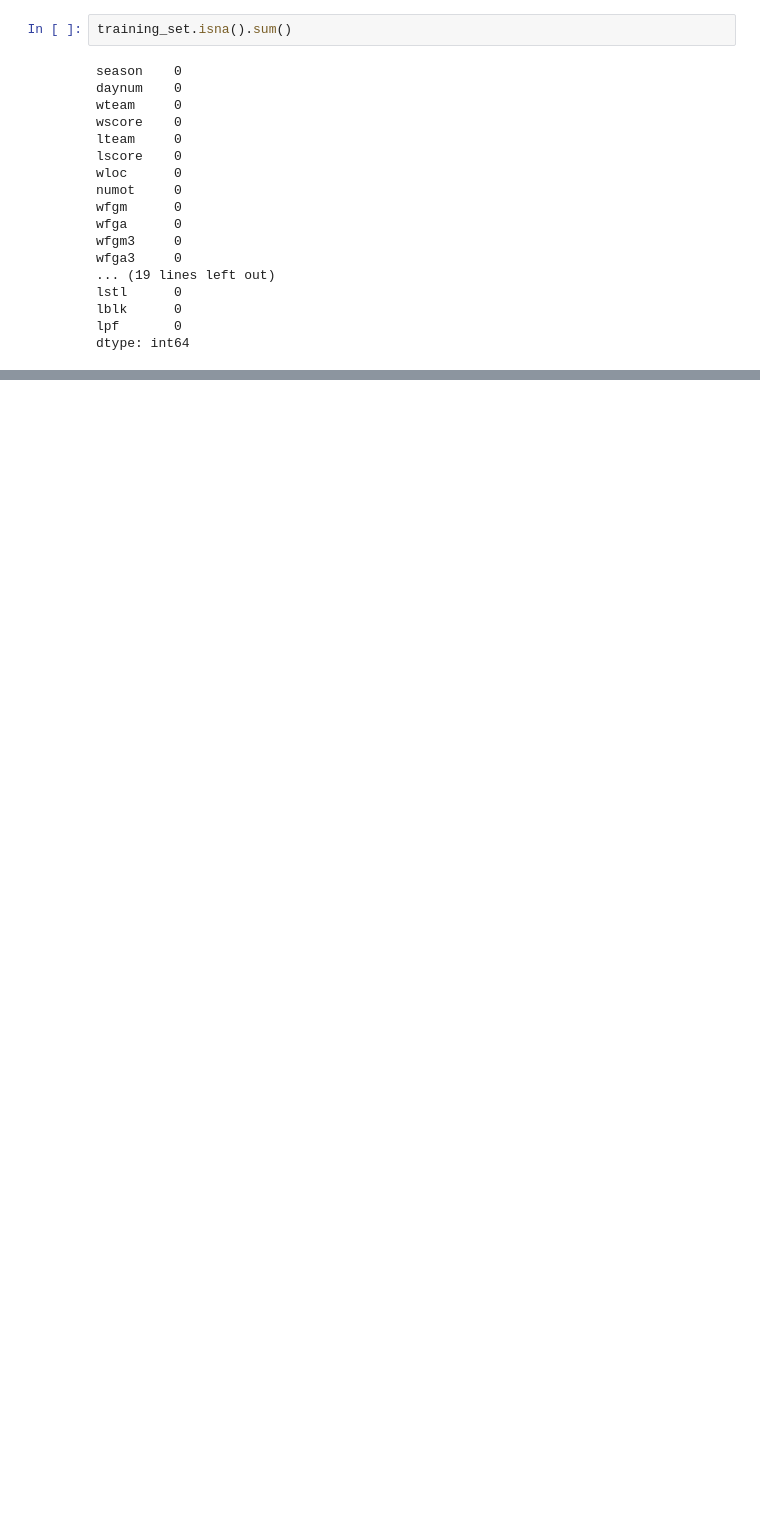
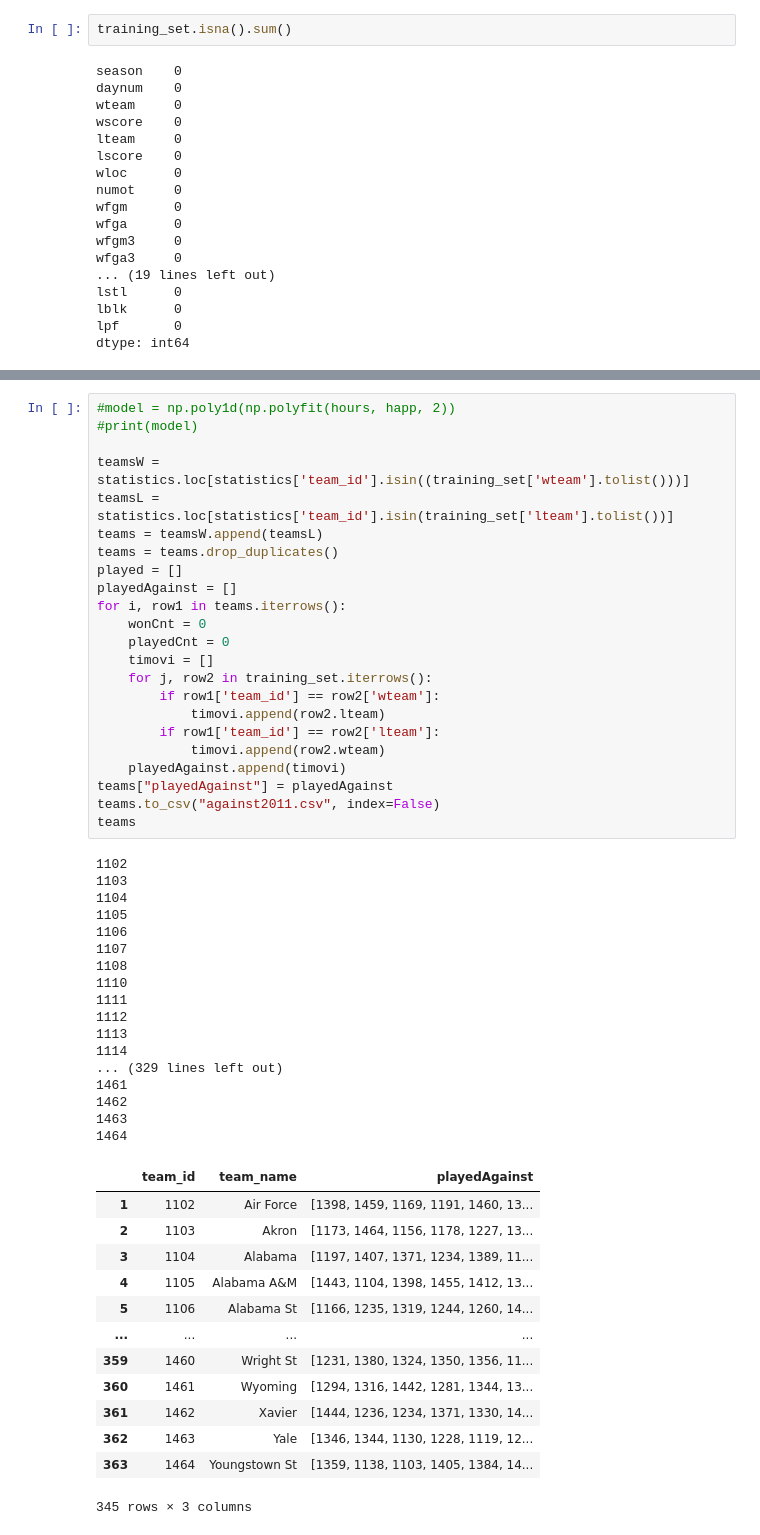
Before and after one commit to ZvonimirRavlic/UUZOP-Projekt, a Jupyter notebook: projekt2.ipynb, the cells around one changed output, grey strips where cells are left out. Drawn from its saved outputs; the diff is of its cells as text; blank space fills up the shorter version.

```diff
--- a/projekt2.ipynb
+++ b/projekt2.ipynb
@@ -196,3 +229,57 @@ teams
 | 350 | 350 | 350 | 1463 | Yale | 2388 | 5667 | 0.421387 | 7196 | 602 | 416 | ... |
 | 351 | 351 | 351 | 1464 | Youngstown St | 2811 | 6532 | 0.430343 | 8009 | 725 | 515 | ... |
 352 rows × 13 columns
+# %%
+#model = np.poly1d(np.polyfit(hours, happ, 2))
+#print(model)
+
+teamsW = statistics.loc[statistics['team_id'].isin((training_set['wteam'].tolist()))]
+teamsL = statistics.loc[statistics['team_id'].isin(training_set['lteam'].tolist())]
+teams = teamsW.append(teamsL)
+teams = teams.drop_duplicates()
+played = []
+playedAgainst = []
+for i, row1 in teams.iterrows():
+    wonCnt = 0
+    playedCnt = 0
+    timovi = []
+    for j, row2 in training_set.iterrows():
+        if row1['team_id'] == row2['wteam']:
+            timovi.append(row2.lteam)
+        if row1['team_id'] == row2['lteam']:
+            timovi.append(row2.wteam)
+    playedAgainst.append(timovi)
+teams["playedAgainst"] = playedAgainst
+teams.to_csv("against2011.csv", index=False)
+teams
+# %% [output]
+1102
+1103
+1104
+1105
+1106
+1107
+1108
+1110
+1111
+1112
+1113
+1114
+... (329 lines left out)
+1461
+1462
+1463
+1464
+|  | team_id | team_name | playedAgainst |
+| 1 | 1102 | Air Force | [1398, 1459, 1169, 1191, 1460, 13... |
+| 2 | 1103 | Akron | [1173, 1464, 1156, 1178, 1227, 13... |
+| 3 | 1104 | Alabama | [1197, 1407, 1371, 1234, 1389, 11... |
+| 4 | 1105 | Alabama A&M | [1443, 1104, 1398, 1455, 1412, 13... |
+| 5 | 1106 | Alabama St | [1166, 1235, 1319, 1244, 1260, 14... |
+| ... | ... | ... | ... |
+| 359 | 1460 | Wright St | [1231, 1380, 1324, 1350, 1356, 11... |
+| 360 | 1461 | Wyoming | [1294, 1316, 1442, 1281, 1344, 13... |
+| 361 | 1462 | Xavier | [1444, 1236, 1234, 1371, 1330, 14... |
+| 362 | 1463 | Yale | [1346, 1344, 1130, 1228, 1119, 12... |
+| 363 | 1464 | Youngstown St | [1359, 1138, 1103, 1405, 1384, 14... |
+345 rows × 3 columns
```
Also changed, not shown: parts of 19 cells of this notebook, 6 other files.
